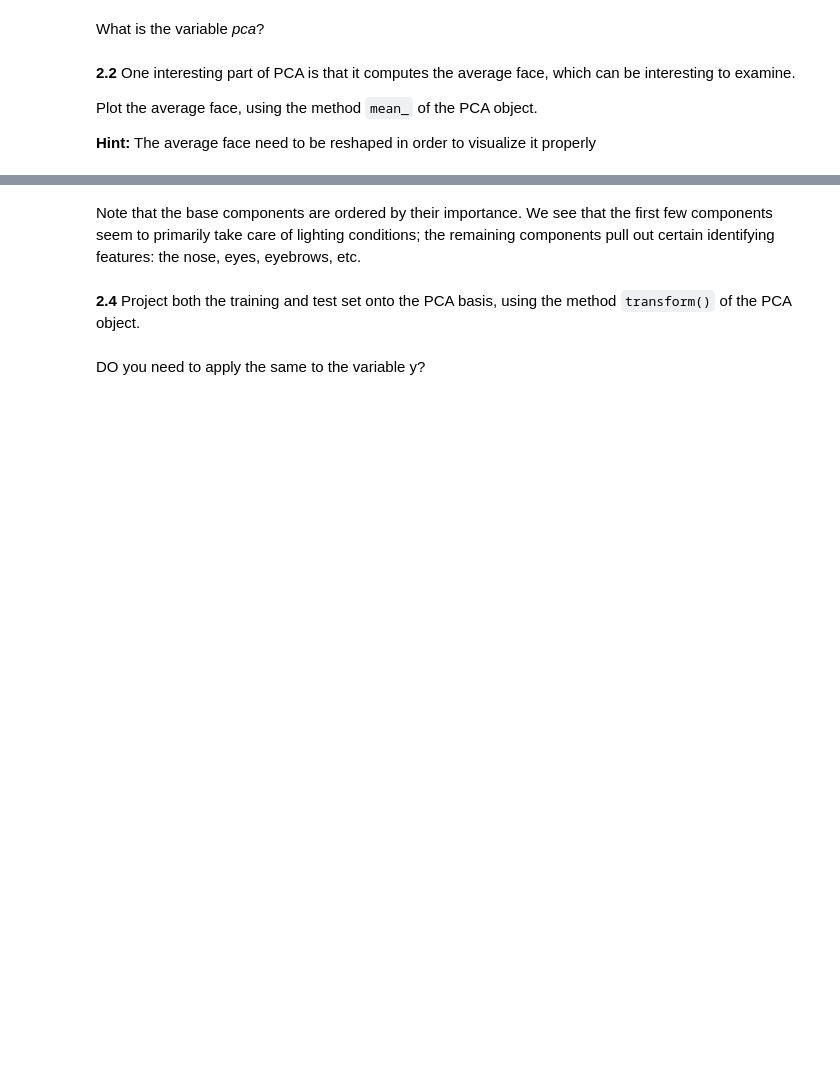
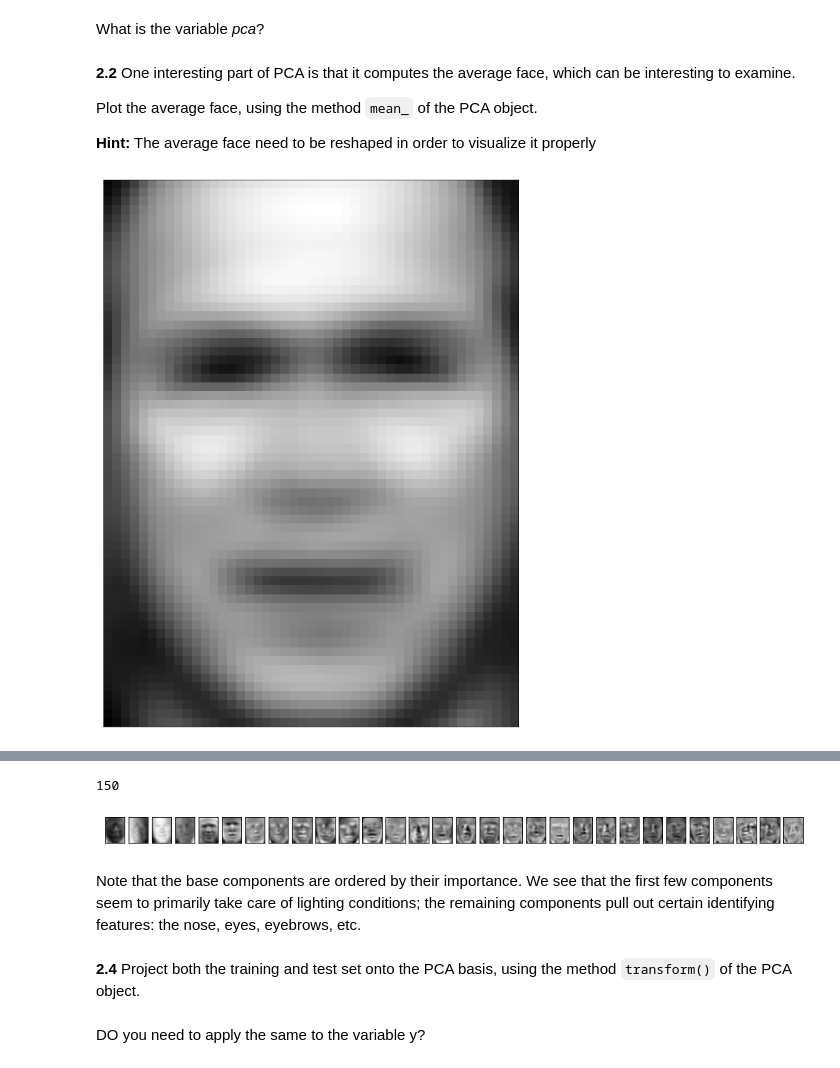
Before and after one commit to PauSolerValades/VA, a Jupyter notebook: Practica6/P6-Part2/P6-Part2.ipynb, the cells around one changed output, grey strips where cells are left out. Saved outputs shown, nothing was run; the diff lists cells and outputs as text; code cells hidden in the pictures; blank space fills up the shorter version.

```diff
--- a/Practica6/P6-Part2/P6-Part2.ipynb
+++ b/Practica6/P6-Part2/P6-Part2.ipynb
@@ -124,4 +147,6 @@ dataset = fetch_lfw_people(data_home=None, funneled=True, resize=0.5,
                                                      min_faces_per_person=100, color=False,
                                                      slice_=(slice(70, 195, None), slice(78, 172, None)),
                                                      download_if_missing=True, return_X_y=False)
+
+n_samples, height, width = dataset.images.shape
 # %%
@@ -192,5 +213,11 @@ The principal components measure deviations about this mean along orthogonal axe
 # Principal component analysis
 from sklearn.decomposition import PCA
 
-PCA(class sklearn.decomposition.PCA(n_components=None, copy=True, whiten=False, svd_solver='auto', tol=0.0,
-                                    iterated_power='auto', random_state=None))
+n_comp=150
+
+pca = PCA(n_components=n_comp, copy=True, whiten=False, svd_solver='auto', tol=0.0, iterated_power='auto',
+            random_state=None)
+
+vector = pca.fit(X_train, y_train)
+
+print(np.array(vector).shape)
@@ -215,3 +261,9 @@ Plot the average face, using the method `mean_` of the PCA object.
+# %%
+image = vector.mean_.reshape((height, width))
+
+visualize_n([image])
+# %% [output]
+[figure, added]
 # %% [markdown]
 **2.3** Furhtermore, we can check all the principal components (i.e. eigenfaces) considering the corresponding importance.
 
@@ -223,3 +273,12 @@ Visualize 30 principal eigenfaces
+# %%
+#comentari A=\lambdaV
+eigenvectors = [image.reshape((height, width)) for image in vector.components_]
+
+visualize_n(eigenvectors[:30])
+len(eigenvectors)
+# %% [output]
+150
+[figure, added]
 # %% [markdown]
 Note that the base components are ordered by their importance. We see that the first few components seem to primarily take care of lighting conditions; the remaining components pull out certain identifying features: the nose, eyes, eyebrows, etc.
 # %% [markdown]
```
Also changed, not shown: parts of 27 cells of this notebook.
